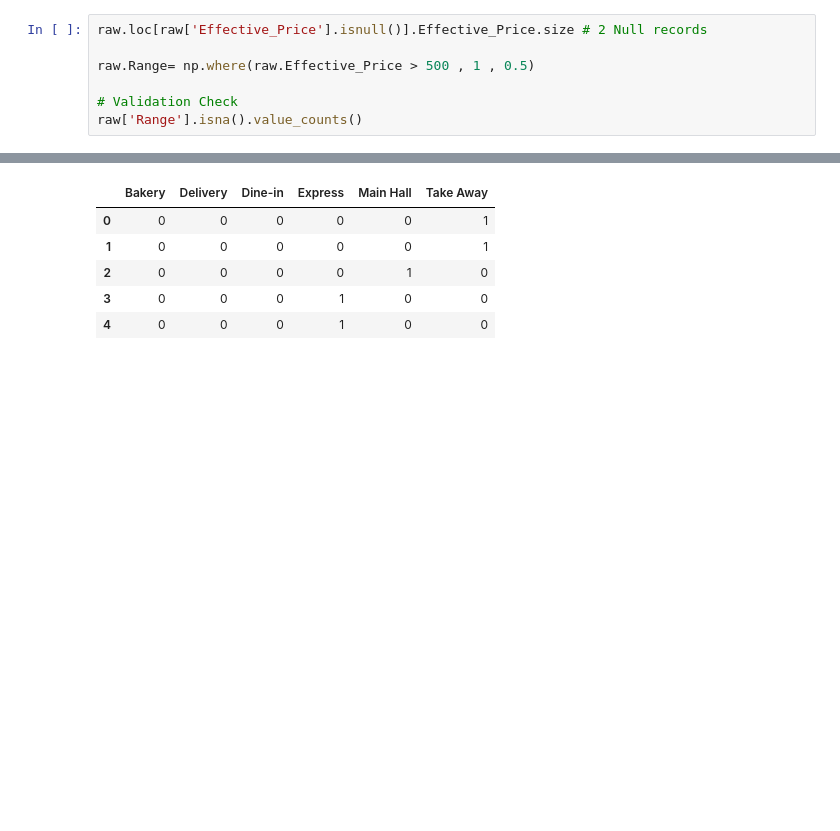
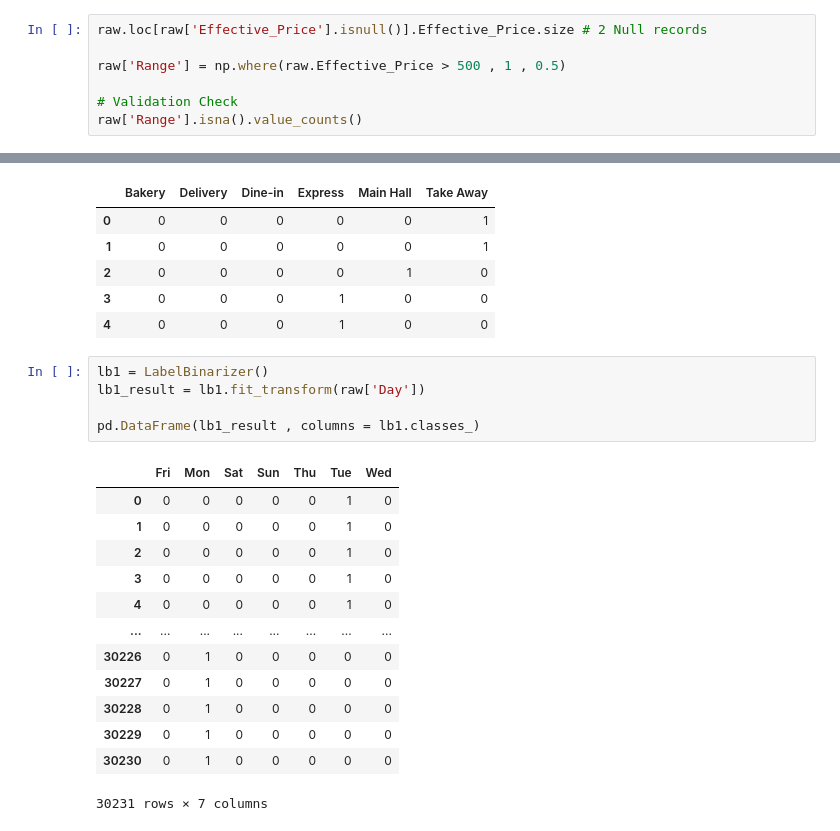
Before and after one commit to venkatesh-manikumar/Datascience-Assignments, a Jupyter notebook: Preprocessing_assignment.ipynb, the cells around one changed output, grey strips where cells are left out. Drawn from its saved outputs; the diff is of its cells as text; blank space fills up the shorter version.

```diff
--- a/Preprocessing_assignment.ipynb
+++ b/Preprocessing_assignment.ipynb
@@ -218,7 +218,7 @@ b.	0.5 otherwise
 # %%
 raw.loc[raw['Effective_Price'].isnull()].Effective_Price.size # 2 Null records
 
-raw.Range= np.where(raw.Effective_Price > 500 , 1 , 0.5)
+raw['Range'] = np.where(raw.Effective_Price > 500 , 1 , 0.5)
 
 # Validation Check
 raw['Range'].isna().value_counts()
@@ -274,3 +274,22 @@ pd.DataFrame(lb_result , columns = lb.classes_).head()
 | 2 | 0 | 0 | 0 | 0 | 1 | 0 |
 | 3 | 0 | 0 | 0 | 1 | 0 | 0 |
 | 4 | 0 | 0 | 0 | 1 | 0 | 0 |
+# %%
+lb1 = LabelBinarizer()
+lb1_result = lb1.fit_transform(raw['Day'])
+
+pd.DataFrame(lb1_result , columns = lb1.classes_)
+# %% [output]
+|  | Fri | Mon | Sat | Sun | Thu | Tue | Wed |
+| 0 | 0 | 0 | 0 | 0 | 0 | 1 | 0 |
+| 1 | 0 | 0 | 0 | 0 | 0 | 1 | 0 |
+| 2 | 0 | 0 | 0 | 0 | 0 | 1 | 0 |
+| 3 | 0 | 0 | 0 | 0 | 0 | 1 | 0 |
+| 4 | 0 | 0 | 0 | 0 | 0 | 1 | 0 |
+| ... | ... | ... | ... | ... | ... | ... | ... |
+| 30226 | 0 | 1 | 0 | 0 | 0 | 0 | 0 |
+| 30227 | 0 | 1 | 0 | 0 | 0 | 0 | 0 |
+| 30228 | 0 | 1 | 0 | 0 | 0 | 0 | 0 |
+| 30229 | 0 | 1 | 0 | 0 | 0 | 0 | 0 |
+| 30230 | 0 | 1 | 0 | 0 | 0 | 0 | 0 |
+30231 rows × 7 columns
```
Also changed, not shown: parts of 5 cells of this notebook.
